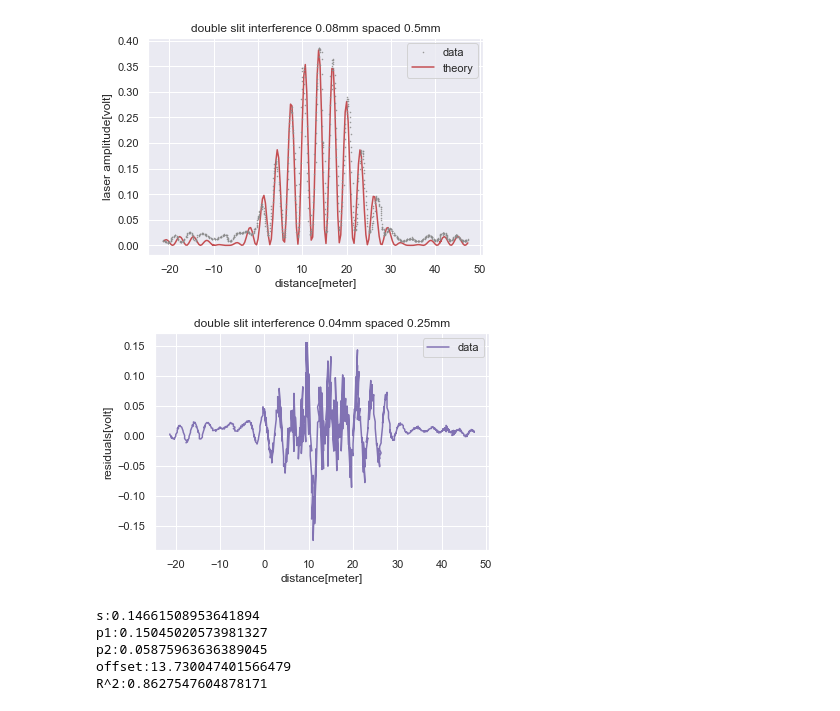
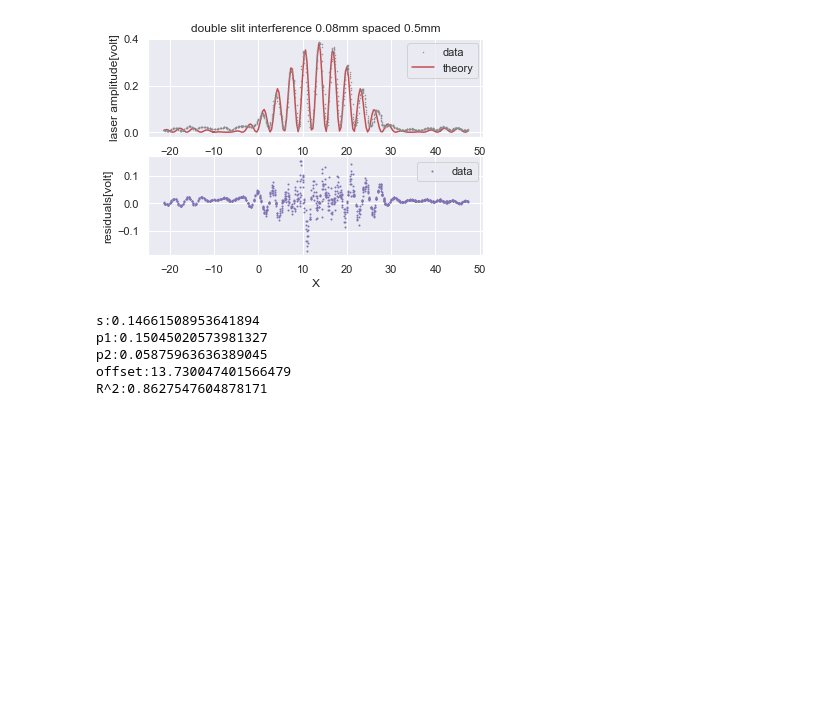
Before and after one commit to EdoMor/notebooks, a Jupyter notebook: alons double slit notebook.ipynb, the cells around one changed output. Saved outputs shown, nothing was run; the diff lists cells and outputs as text; code cells hidden in the pictures; blank space fills up the shorter version.

```diff
--- a/alons double slit notebook.ipynb
+++ b/alons double slit notebook.ipynb
@@ -66,41 +65,39 @@ pname=['s' ,'p1', 'p2', 'offset']
 z=0.855
 wl=(6.328*(10**(-7)))
 d=8.0e-5
 L=50.0e-5
 A=10
 offset = es.offset+15
 s = (np.pi*L/(wl*z))*0.001*0.05
 a = (np.pi*L/(wl*z))
 p1=d/L
 p2=wl*z/(4*A*(L**2))
 
-
 data=es.read('exp1125/original parameters/double slit/0.08w 0.5s','sweep1.txt')
 r,c=[500,1950]
 xdata=z*np.tan(np.deg2rad((es.volt_to_angle(data['angle']))[int(c-r):int(c+r)]))
 xdata2=(np.pi*L/(wl*z))*xdata
 ydata=-data['power'][int(c-r):int(c+r)]
+plt.subplot(211)
 plt.plot(xdata2,ydata,'.',markersize=1,zorder=2,color=sbs.color_palette()[7])
 popt, pcov=fit.curve_fit(newmodel,xdata2,ydata,[s, p1, p2 , offset],
                          bounds=((0,0      ,0     ,-np.inf),
                                  ( s+0.01*s,np.inf,np.inf,np.inf)))
 plt.plot(xdata2,model_integrate(xdata2,es.double_slit_model,*popt),zorder=1,color=sbs.color_palette()[3])
 plt.legend(['data','theory'])
 plt.title('double slit interference 0.08mm spaced 0.5mm')
-plt.xlabel('distance[meter]')
+plt.xlabel('X')
 plt.ylabel('laser amplitude[volt]')
-plt.show()
-plt.plot(xdata2,ydata-model_integrate(xdata2,es.double_slit_model,*popt),zorder=1,color=sbs.color_palette()[4])
+plt.subplot(212)
+plt.plot(xdata2,ydata-model_integrate(xdata2,es.double_slit_model,*popt),'.',markersize=2,zorder=2,color=sbs.color_palette()[4])
 plt.legend(['data','theory'])
-plt.title('double slit interference 0.04mm spaced 0.25mm')
-plt.xlabel('distance[meter]')
+plt.xlabel('X')
 plt.ylabel('residuals[volt]')
 plt.show()
 for i in range(len(popt)): print(pname[i]+':'+str(popt[i]))
 print('R^2:'+str(es.Rsquared(xdata2,ydata,newmodel,popt)))
 # %% [output]
-[figure, old version]
+[figure, new version]
-[figure, removed]
 s:0.14661508953641894
 p1:0.15045020573981327
 p2:0.05875963636389045
```
Also changed, not shown: parts of 4 cells of this notebook.
